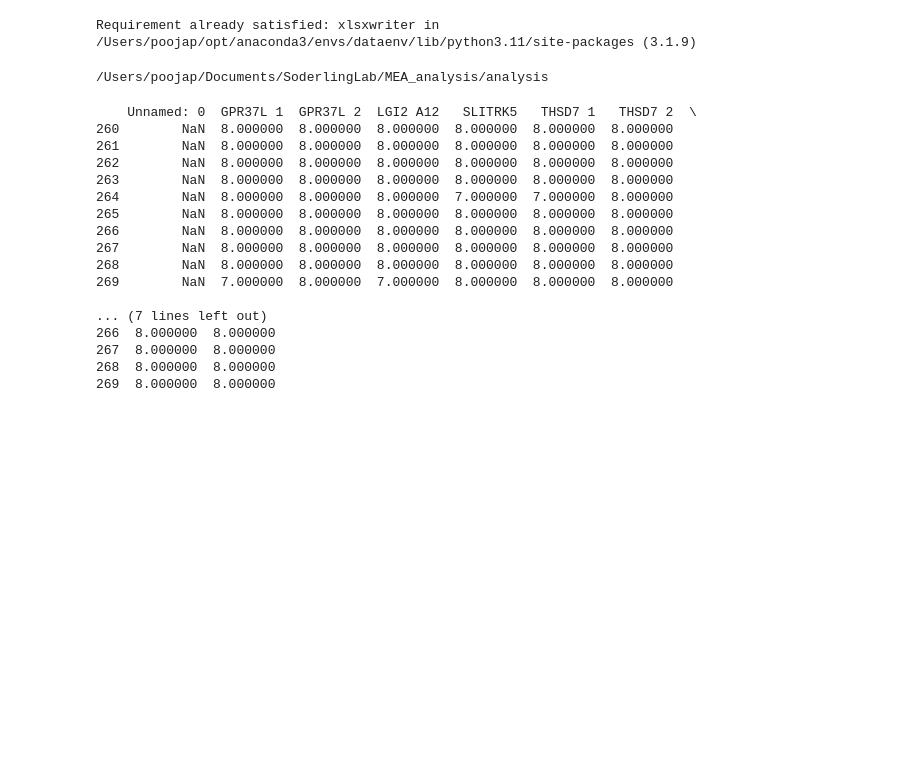
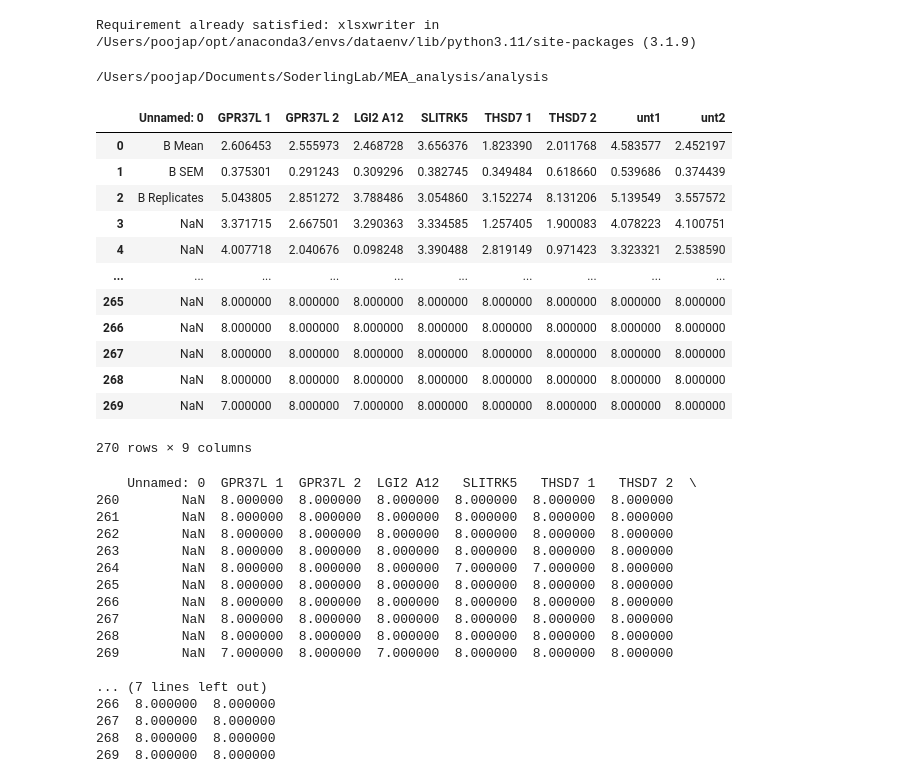
Before and after one commit to poojaparameswaran99/MEA_analysis, a Jupyter notebook: analysis/mea_contrast.ipynb, the cells around one changed output. Cells and saved outputs as stored; diff of their text form; code cells hidden in the pictures; blank space fills up the shorter version.

```diff
--- a/analysis/mea_contrast.ipynb
+++ b/analysis/mea_contrast.ipynb
@@ -15,37 +15,50 @@ Requirement already satisfied: xlsxwriter in /Users/poojap/opt/anaconda3/envs/da
 # %%
 currdir = os.getcwd()
 parent = os.path.dirname(currdir)
 gparent = os.path.dirname(parent)
 print(currdir)
 lines_to_skip = 10 # adjust this as necessary
 
 # count the number of header lines
 header_lines = 3 # adjust this as necessary
 
-plate_type = 'DIV12'
+plate_type = 'DIV13'
 subfolder = 'LSL-Cas9-PVcre_5thbatch'
 # read the csv file into a pandas DataFrame, skipping the metadata at the top
 # df = pd.read_csv(filename, skiprows=lines_to_skip, header=[i for i in range(header_lines)])
 ### read all data
-dose1_folder = f"{parent}/data/DIV19_CNO/Div19_5uM_CNO"
 
-exp1 = pd.read_csv(f'{parent}/data/{plate_type}/{subfolder}/DIV 12 LSL-Cas9-PVcre with fith batch of gRNAs plate1(000)(000)_CompiledData.csv',
+exp1 = pd.read_csv(f'{parent}/data/{plate_type}/{subfolder}/DIV 13 LSL-Cas9-PVcre with fith batch of gRNAs plate1(000)(000)_CompiledData.csv',
                    engine='python', skiprows = lines_to_skip)
-exp2 = pd.read_csv(f'{parent}/data/{plate_type}/{subfolder}/DIV 12 LSL-Cas9-PVcre with fith batch of gRNAs plate2(000)(000)_CompiledData.csv',
+exp2 = pd.read_csv(f'{parent}/data/{plate_type}/{subfolder}/DIV 13 LSL-Cas9-PVcre with fith batch of gRNAs plate2(000)(000)_CompiledData.csv',
                    engine='python', skiprows = lines_to_skip)
-exp3 = pd.read_csv(f'{parent}/data/{plate_type}/{subfolder}/DIV 12 LSL-Cas9-PVcre with fith batch of gRNAs plate1(000)(000)_CompiledData.csv',
+exp3 = pd.read_csv(f'{parent}/data/{plate_type}/{subfolder}/DIV 13 LSL-Cas9-PVcre with fith batch of gRNAs plate1(000)(000)_CompiledData.csv',
                    engine='python',
                   skiprows = lines_to_skip)
 
 exp1 = exp1.drop(columns=['Unnamed: 9'])
 exp2 = exp2.drop(columns=['Unnamed: 9'])
 exp3 = exp3.drop(columns=['Unnamed: 9'])
 
 ##
 
 firstTableHeading = "Mean Firing Rate (Hz)"
+exp3
 # %% [output]
 /Users/poojap/Documents/SoderlingLab/MEA_analysis/analysis
+|  | Unnamed: 0 | GPR37L 1 | GPR37L 2 | LGI2 A12 | SLITRK5 | THSD7 1 | THSD7 2 | unt1 | unt2 |
+| 0 | B Mean | 2.606453 | 2.555973 | 2.468728 | 3.656376 | 1.823390 | 2.011768 | 4.583577 | 2.452197 |
+| 1 | B SEM | 0.375301 | 0.291243 | 0.309296 | 0.382745 | 0.349484 | 0.618660 | 0.539686 | 0.374439 |
+| 2 | B Replicates | 5.043805 | 2.851272 | 3.788486 | 3.054860 | 3.152274 | 8.131206 | 5.139549 | 3.557572 |
+| 3 | NaN | 3.371715 | 2.667501 | 3.290363 | 3.334585 | 1.257405 | 1.900083 | 4.078223 | 4.100751 |
+| 4 | NaN | 4.007718 | 2.040676 | 0.098248 | 3.390488 | 2.819149 | 0.971423 | 3.323321 | 2.538590 |
+| ... | ... | ... | ... | ... | ... | ... | ... | ... | ... |
+| 265 | NaN | 8.000000 | 8.000000 | 8.000000 | 8.000000 | 8.000000 | 8.000000 | 8.000000 | 8.000000 |
+| 266 | NaN | 8.000000 | 8.000000 | 8.000000 | 8.000000 | 8.000000 | 8.000000 | 8.000000 | 8.000000 |
+| 267 | NaN | 8.000000 | 8.000000 | 8.000000 | 8.000000 | 8.000000 | 8.000000 | 8.000000 | 8.000000 |
+| 268 | NaN | 8.000000 | 8.000000 | 8.000000 | 8.000000 | 8.000000 | 8.000000 | 8.000000 | 8.000000 |
+| 269 | NaN | 7.000000 | 8.000000 | 7.000000 | 8.000000 | 8.000000 | 8.000000 | 8.000000 | 8.000000 |
+270 rows × 9 columns
 # %%
 print(exp1.tail(10))
 # %% [output]
```
Also changed, not shown: parts of 5 cells of this notebook.
